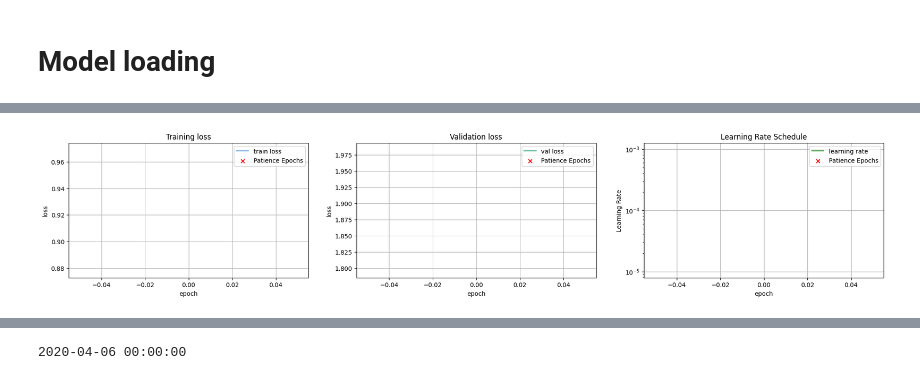
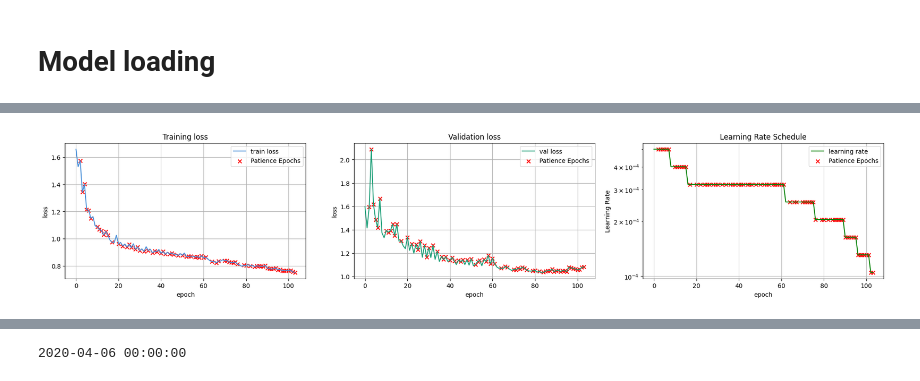
Before and after one commit to stends2001/infectious_disease_gnn, a Jupyter notebook: src/notebooks_storyline/4. TGCNs1.ipynb, the cells around one changed output, grey strips where cells are left out. Cells and saved outputs as stored; diff of their text form; code cells hidden in the pictures.

Commit message:
final update before messing with time alignment

```diff
--- a/src/notebooks_storyline/4. TGCNs1.ipynb
+++ b/src/notebooks_storyline/4. TGCNs1.ipynb
@@ -1,16 +1,11 @@
 # %% [markdown]
 # Model loading
 # %%
-from src.models.deep.tgcn import TGCNModel
-from src.dataloading.deepdataloader import GNNDataLoader
 from src.utils import get_data_env
-
-modelname   = 'temporal_gcn__'
-gg          = 'commuter_t1000_selfmean_rowwise'
-name        = modelname + f"{gg}"
+from src.models import GATv2Model, NodeRFModel
+from src.dataloading import DeepDataLoader, ShallowDataLoader
 
 disease_name    = 'influenza'
-model           = 'tgcn'
 nuts_level      = 'nuts3'
 min_date        ='2006-05-15'
 max_date        = '2020-06-01'
@@ -19,41 +14,80 @@ split_valtest   = '2019-06-01'
 split_berlin    = False
 
 
-horizon_size    = 1
-horizon_leadtime= 3
-sequence_length = 12
-lags            = 1
+horizon_size    = 4
+horizon_leadtime= 4
+sequence_length = 1
+lags            = 4
 
+graphtype       = 'boolean_neighbors_self'
+modelname       = 'boolean neighbors - spatial gcn'
 
 # training hparams
-n_epochs        = 1
-lr              = 0.0001
-min_delta       = 0.0001
-loss            = 'mse'
+n_epochs        = 150
+lr              = 0.0005
+min_delta       = 0
+loss            = 'asymmetric_mse'
 
 global_hparams = {
     "lr"                : lr,
     "n_epochs"          : n_epochs,
     "scheduler"         : 'plateau',
-    "scheduler_kwargs"  :   {'mode': 'min', 'factor': 0.5, 'patience': 7},
+    "scheduler_kwargs"  :   {'mode': 'min', 'factor': 0.8, 'patience': 5},
     'min_delta'         : min_delta,
     'loss'              : loss,
     'patience'          : 20,
     }
 
-epidata_loader_basis = GNNDataLoader(disease_name, get_data_env(), nuts_level=nuts_level, min_date=min_date,max_date=max_date, include_population=False, horizon_size = horizon_size, horizon_leadtime = horizon_leadtime, sequence_length=sequence_length, split_berlin=split_berlin)
-# epidata_loader_basis.add_time_features()
+
+logged_zscore = DeepDataLoader(disease_name, get_data_env(), nuts_level=nuts_level, min_date=min_date,max_date=max_date, include_population=False, horizon_size = horizon_size, horizon_leadtime = horizon_leadtime, sequence_length=sequence_length, split_berlin=split_berlin)
+logged_zscore.add_time_features()
+logged_zscore.log_transform_target()
+logged_zscore.set_splits(split_trainval, split_valtest)
+logged_zscore.normalize()
+logged_zscore.add_lagged_features(lags = lags)
+logged_zscore.finalize()
+
+dl1 = logged_zscore.copy().retrieve_graph('boolean_neighbors_self').construct_dataloaders()
+
+ml1      = GATv2Model(dl1, name = 'boolean neighbors graph')
+ml1.set_model_hparams()
+ml1.set_global_hparams(**global_hparams)
+ml1.train(verbose = 2, dataloader_snapshot=False, show_loss= True)
+ml1.forecast('test')
+ml1.show_forecasts('test', [26,391, 69], show_all_horizons=True)
+
+dl2 = logged_zscore.copy().retrieve_graph('gravity4').construct_dataloaders()
+
+ml2      = GATv2Model(dl2, name = 'gravity model 4 graph')
+ml2.set_model_hparams()
+ml2.set_global_hparams(**global_hparams)
+ml2.train(verbose = 2, dataloader_snapshot=False, show_loss= True)
+ml2.forecast('test')
+ml2.show_forecasts('test', [26,391, 69], show_all_horizons=True)
+
+dl3 = logged_zscore.copy().retrieve_graph('commuter1').construct_dataloaders()
+
+ml3      = GATv2Model(dl3, name = 'commuter 1 graph')
+ml3.set_model_hparams()
+ml3.set_global_hparams(**global_hparams)
+ml3.train(verbose = 2, dataloader_snapshot=False, show_loss= True)
+ml3.forecast('test')
+ml3.show_forecasts('test', [26,391, 69], show_all_horizons=True)
+
+epidata_loader_basis = ShallowDataLoader(disease_name, get_data_env(), nuts_level=nuts_level, min_date=min_date,max_date=max_date, include_population=False, horizon_size = horizon_size, horizon_leadtime = horizon_leadtime, sequence_length=sequence_length, split_berlin=split_berlin)
+epidata_loader_basis.add_time_features()
 epidata_loader_basis.log_transform_target()
 epidata_loader_basis.set_splits(split_trainval, split_valtest)
 epidata_loader_basis.normalize()
 epidata_loader_basis.add_lagged_features(lags = lags)
 epidata_loader_basis.finalize()
-dl = epidata_loader_basis.retrieve_graph(gg).construct_dataloaders()
 
-ml = TGCNModel(dl, name = name)
-# ml.load_config(name)
-ml.set_model_hparams()
-ml.set_global_hparams(**global_hparams)
-ml.train(verbose = 2)
-ml.forecast('test')
+epidata_loader_basis.construct_dataloaders()
+
+rfmodel = NodeRFModel(epidata_loader_basis, name = 'node RF')
+rfmodel.set_global_hparams()
+rfmodel.set_model_hparams()
+rfmodel.train()
+rfmodel.forecast('test')
+rfmodel.show_forecasts('test',0, show_all_horizons=True)
 # %% [output]
@@ -65 +181 @@ TGCNModel(name='temporal_gcn__commuter_t1000_selfmean_rowwise', strategy='Standa
-[figure, old version]
+[figure, new version]
```
Also changed, not shown: parts of 9 cells of this notebook, 59 other files.
